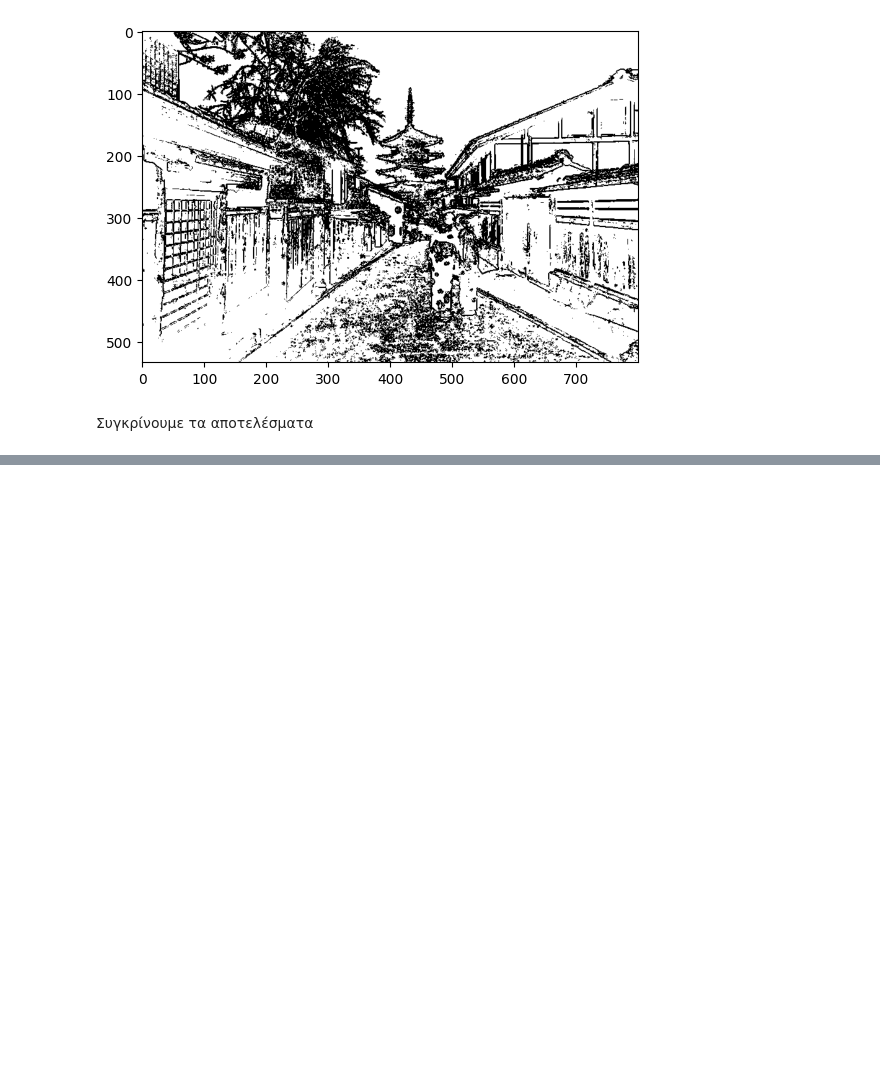
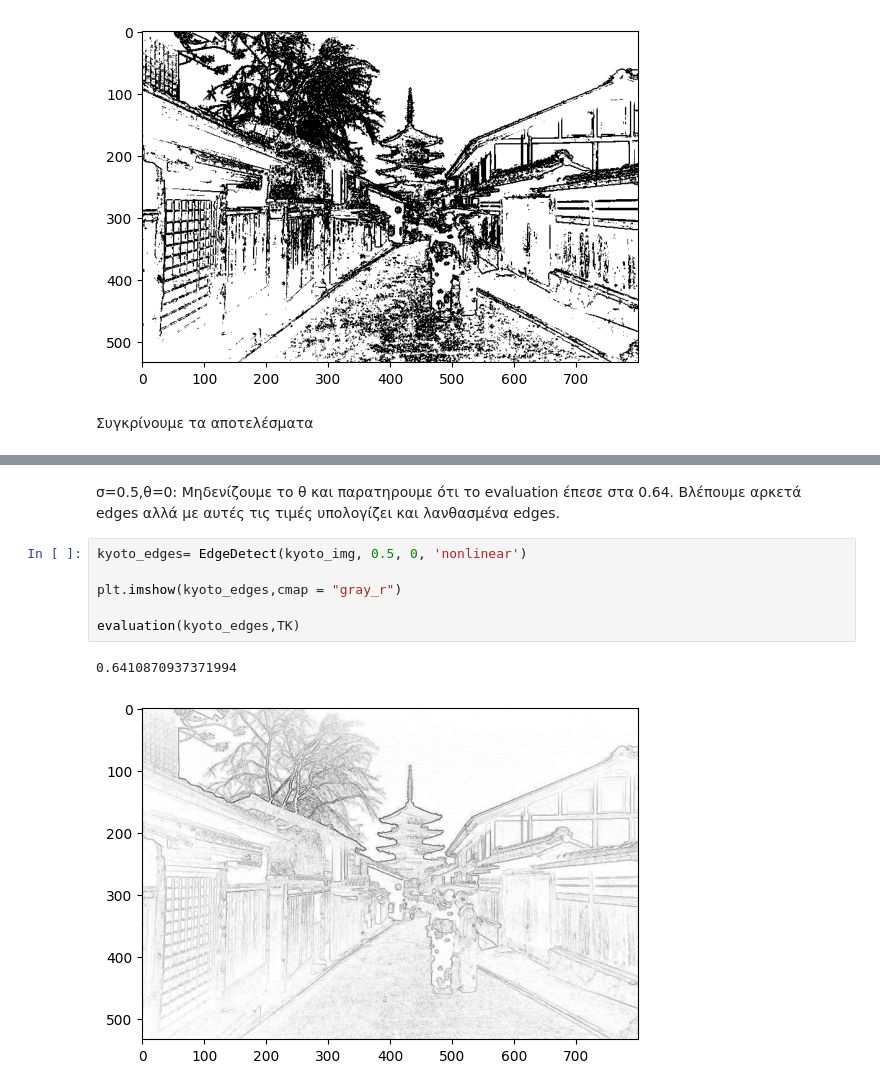
Before and after one commit to OdysseasDrys/Computer-Vision, a Jupyter notebook: lab1_1.ipynb, the cells around one changed output, grey strips where cells are left out. Cells and saved outputs as stored; diff of their text form; blank space fills up the shorter version.

```diff
--- a/lab1_1.ipynb
+++ b/lab1_1.ipynb
@@ -266,0 +321,13 @@ evaluation(kyoto_edges,T)
+# %% [markdown]
+<h10>
+σ=0.5,θ=0: Μηδενίζουμε το θ και παρατηρουμε ότι το evaluation έπεσε στα 0.64. Βλέπουμε αρκετά edges αλλά με αυτές τις τιμές υπολογίζει και λανθασμένα edges.
+</10>
+# %%
+kyoto_edges= EdgeDetect(kyoto_img, 0.5, 0, 'nonlinear')
+
+plt.imshow(kyoto_edges,cmap = "gray_r")
+
+evaluation(kyoto_edges,TK)
+# %% [output]
+0.6410870937371994
+[figure, added]
```
Also changed, not shown: parts of 12 cells of this notebook.
